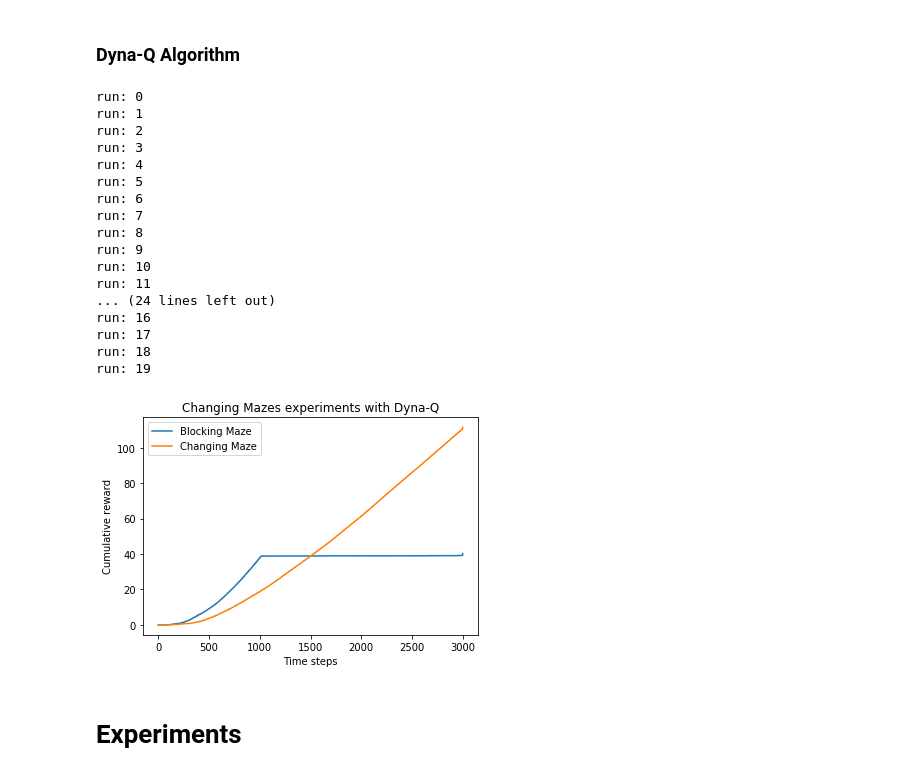
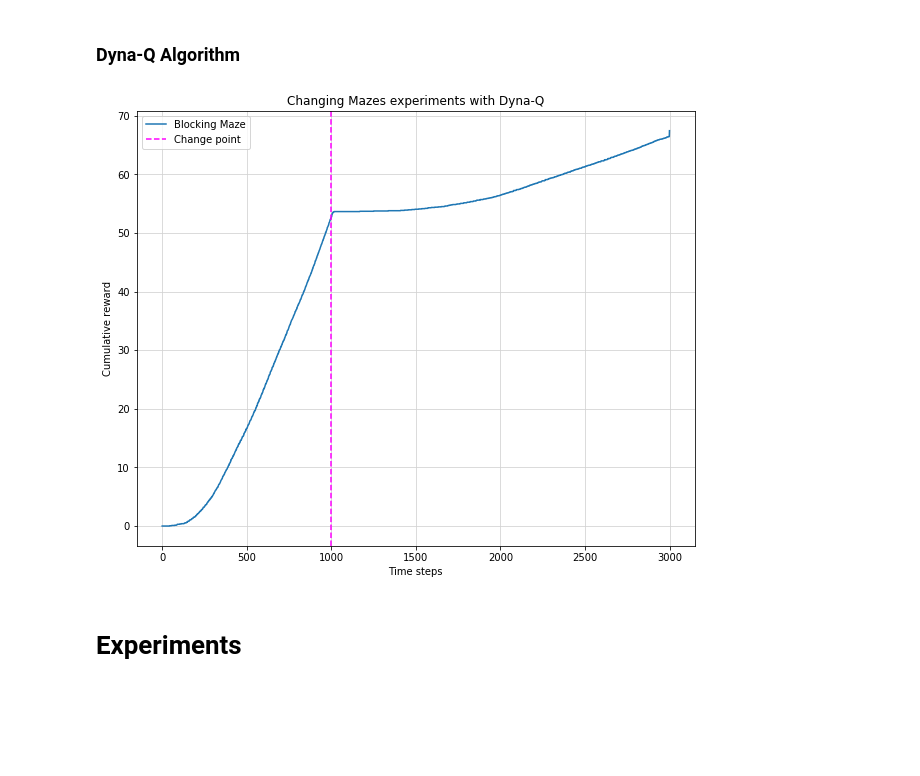
Before and after one commit to julienroy13/COMP767-assignments, a Jupyter notebook: Week3-PlanLearn/DynaQ.ipynb, the cells around one changed output. Saved outputs shown, nothing was run; the diff lists cells and outputs as text; code cells hidden in the pictures; blank space fills up the shorter version.

```diff
--- a/Week3-PlanLearn/DynaQ.ipynb
+++ b/Week3-PlanLearn/DynaQ.ipynb
@@ -198,11 +198,14 @@ class DynaQ(object):
 
     # action selection with epsilon-greedy scheme
     def _select_action(self, state, state_action_values):
+        # flip a coin with probability epsilon to have 1 ...
         if np.random.binomial(1, self.epsilon) == 1:
+            # if it's the case randomly pick an action amongst ALL ACTIONS.
             return np.random.randint(4)
         else:
+            # otherwise, pick an action (at random) amongst ACTIONS OF MAXIMUM VALUE (if many)
             values = state_action_values[state[0], state[1], :]
-            return np.random.choice([action for action, value in enumerate(values) if value == np.max(values)])
+            return np.random.choice(np.where(values == np.max(values))[0])
 
     # tabular dyna-Q algorithm
     def apply(self, state_action_values, model, game, n_steps, display=False):
@@ -215,7 +218,7 @@ class DynaQ(object):
             show_board(obs)
 
         steps = 0
-        while not(game.game_over) and (steps < n_steps):
+        while not(game.game_over):
             #
             steps += 1
 
@@ -247,6 +250,8 @@ class DynaQ(object):
 
             current_state = next_state
 
+            if steps > n_steps:
+                break
         return steps
 # %%
 def changing_maze_experiment(maze_arts, params):
@@ -257,11 +262,10 @@ def changing_maze_experiment(maze_arts, params):
     # track the cumulative rewards
     rewards = np.zeros((n_steps,))
 
-    for run in range(0, params.n_runs):
-        print('run:', run)
+    for run in tqdm(range(0, params.n_runs)):
 
         # instantiate dyna-Q algorithm
-        agent = DynaQ()
+        agent = DynaQ(alpha=0.7)
 
         # set up model
         model = SimpleModel()
@@ -296,7 +300,7 @@ def changing_maze_experiment(maze_arts, params):
                 index = game.index
             else:
                 # keep same maze (rebuild)
-                game = maze.select(0).build()
+                game = maze.build()
                 index = game.index
         rewards += rewards_
 
@@ -307,39 +311,25 @@ def changing_maze_experiment(maze_arts, params):
 # %%
 # parameters for experiments
 Params = namedtuple("Params", ["n_steps", "n_runs", "change_points"])
 params = Params(n_steps=3000, n_runs=20, change_points=[1000, np.inf])
 
 # run the experiments on both "blocking maze" and "shortcut maze"
 rewards_bm = changing_maze_experiment(BLOCKING_MAZE, params)
-rewards_sm = changing_maze_experiment(SHORTCUT_MAZE, params)
+#rewards_sm = changing_maze_experiment(SHORTCUT_MAZE, params)
 
-plt.figure(1)
+# plot results
+plt.figure(figsize=(10, 8))
 plt.plot(range(0, params.n_steps), rewards_bm, label="Blocking Maze")
-plt.plot(range(0, params.n_steps), rewards_sm, label="Changing Maze")
+#plt.plot(range(0, params.n_steps), rewards_sm, label="Changing Maze")
+plt.axvline(params.change_points[0], color="magenta", linestyle="--", label="Change point")
 plt.title('Changing Mazes experiments with Dyna-Q')
 plt.xlabel('Time steps')
 plt.ylabel('Cumulative reward')
 plt.legend(loc="best")
+plt.grid(True, color="lightgrey")
 plt.show()
 # %% [output]
-run: 0
-run: 1
-run: 2
-run: 3
-run: 4
-run: 5
-run: 6
-run: 7
-run: 8
-run: 9
-run: 10
-run: 11
-... (24 lines left out)
-run: 16
-run: 17
-run: 18
-run: 19
-[figure, old version]
+[figure, new version]
 # %% [markdown]
 # Experiments
 # %% [markdown]
```
Also changed, not shown: parts of 8 cells of this notebook, 1 other file.
